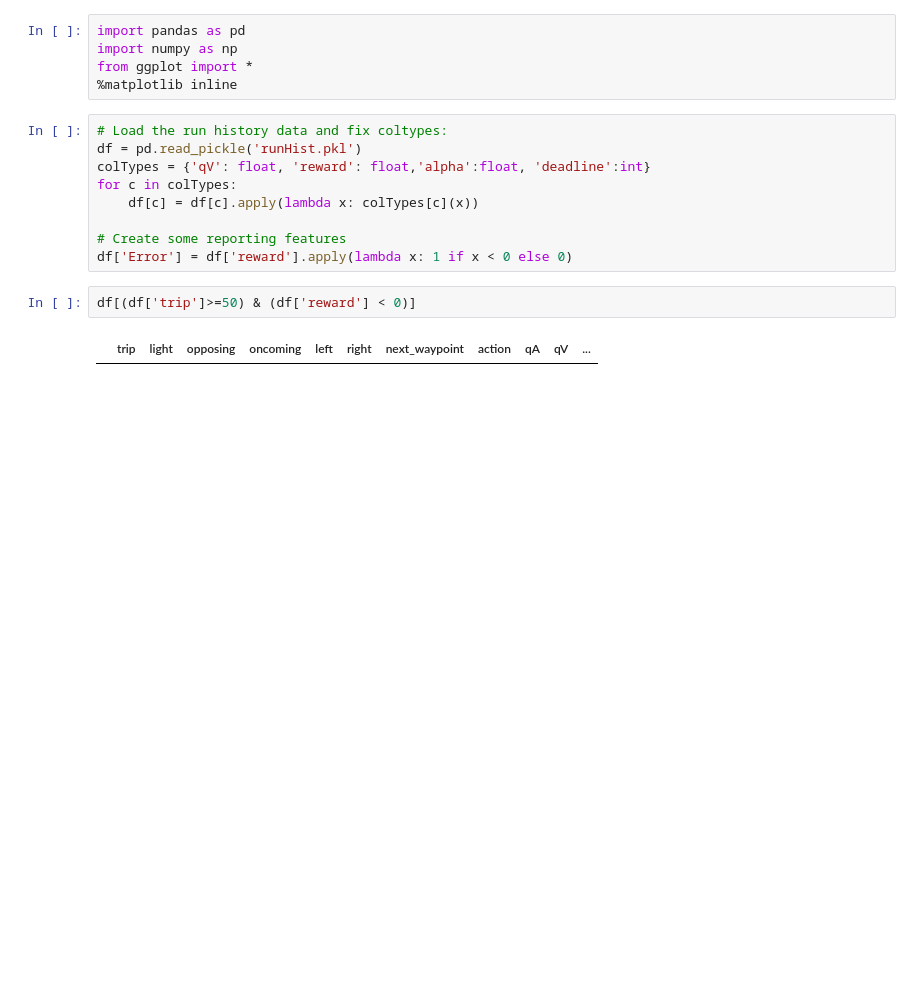
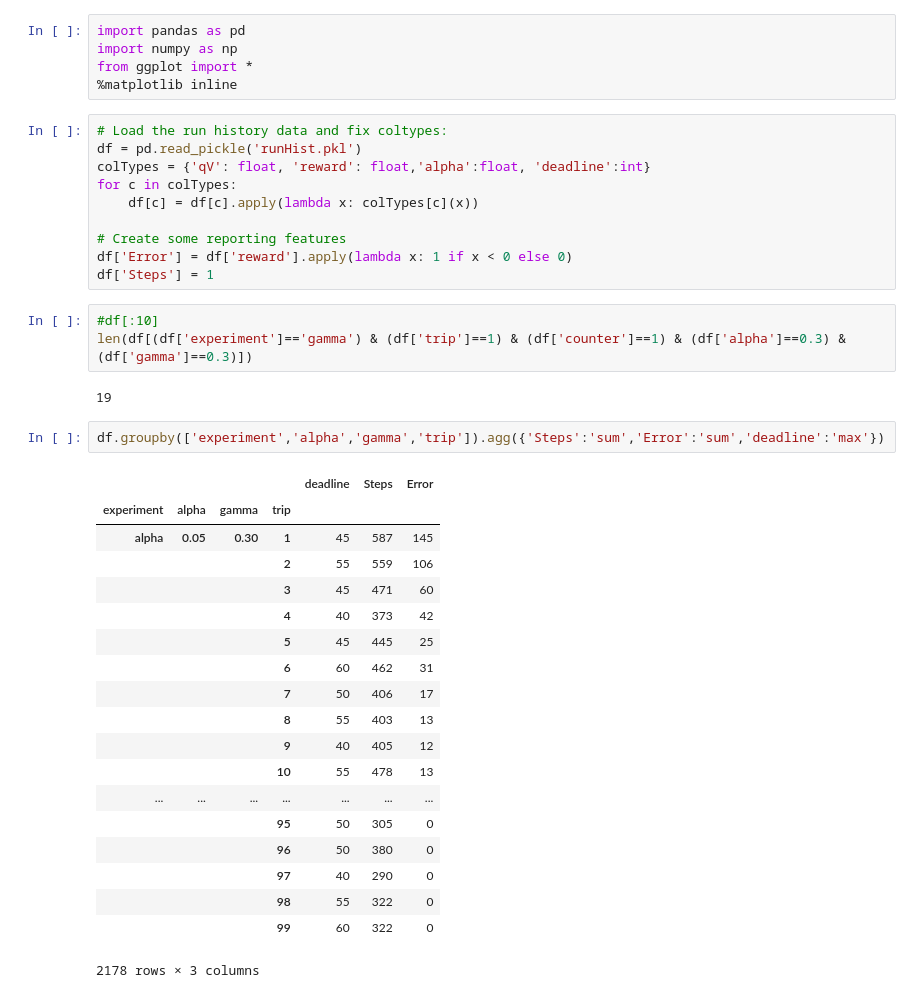
Before and after one commit to jank3/Machine-Learning-Engineer-Nanodegree, a Jupyter notebook: P4. Train a Smartcab/smartcab/smartcab/Performance Analysis.ipynb, the cells around one changed output. Drawn from its saved outputs; the diff is of its cells as text; blank space fills up the shorter version.

```diff
--- a/P4. Train a Smartcab/smartcab/smartcab/Performance Analysis.ipynb
+++ b/P4. Train a Smartcab/smartcab/smartcab/Performance Analysis.ipynb
@@ -12,7 +12,31 @@ for c in colTypes:
 
 # Create some reporting features
 df['Error'] = df['reward'].apply(lambda x: 1 if x < 0 else 0)
+df['Steps'] = 1
-# %%
-df[(df['trip']>=50) & (df['reward'] < 0)]
-# %% [output]
-|  | trip | light | opposing | oncoming | left | right | next_waypoint | action | qA | qV | ... |
+# %%
+#df[:10]
+len(df[(df['experiment']=='gamma') & (df['trip']==1) & (df['counter']==1) & (df['alpha']==0.3) & (df['gamma']==0.3)])
+# %% [output]
+19
+# %%
+df.groupby(['experiment','alpha','gamma','trip']).agg({'Steps':'sum','Error':'sum','deadline':'max'})
+# %% [output]
+|  |  |  |  | deadline | Steps | Error |
+| experiment | alpha | gamma | trip |  |  |  |
+| alpha | 0.05 | 0.30 | 1 | 45 | 587 | 145 |
+|  |  |  | 2 | 55 | 559 | 106 |
+|  |  |  | 3 | 45 | 471 | 60 |
+|  |  |  | 4 | 40 | 373 | 42 |
+|  |  |  | 5 | 45 | 445 | 25 |
+|  |  |  | 6 | 60 | 462 | 31 |
+|  |  |  | 7 | 50 | 406 | 17 |
+|  |  |  | 8 | 55 | 403 | 13 |
+|  |  |  | 9 | 40 | 405 | 12 |
+|  |  |  | 10 | 55 | 478 | 13 |
+| ... | ... | ... | ... | ... | ... | ... |
+|  |  |  | 95 | 50 | 305 | 0 |
+|  |  |  | 96 | 50 | 380 | 0 |
+|  |  |  | 97 | 40 | 290 | 0 |
+|  |  |  | 98 | 55 | 322 | 0 |
+|  |  |  | 99 | 60 | 322 | 0 |
+2178 rows × 3 columns
```
Also changed, not shown: parts of 8 cells of this notebook, 1 other file.
